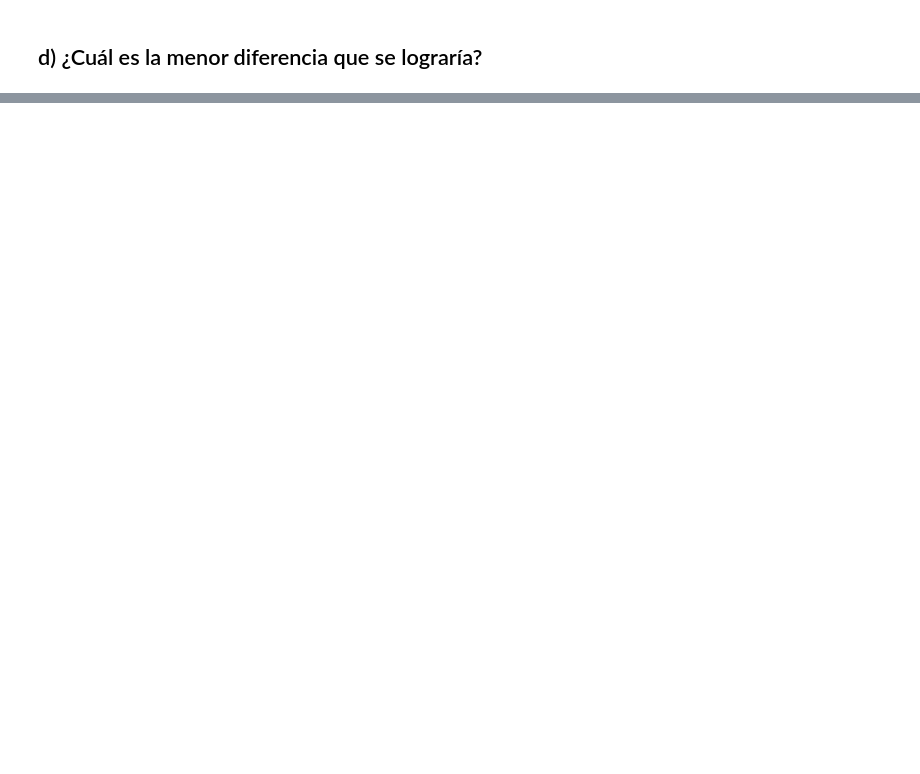
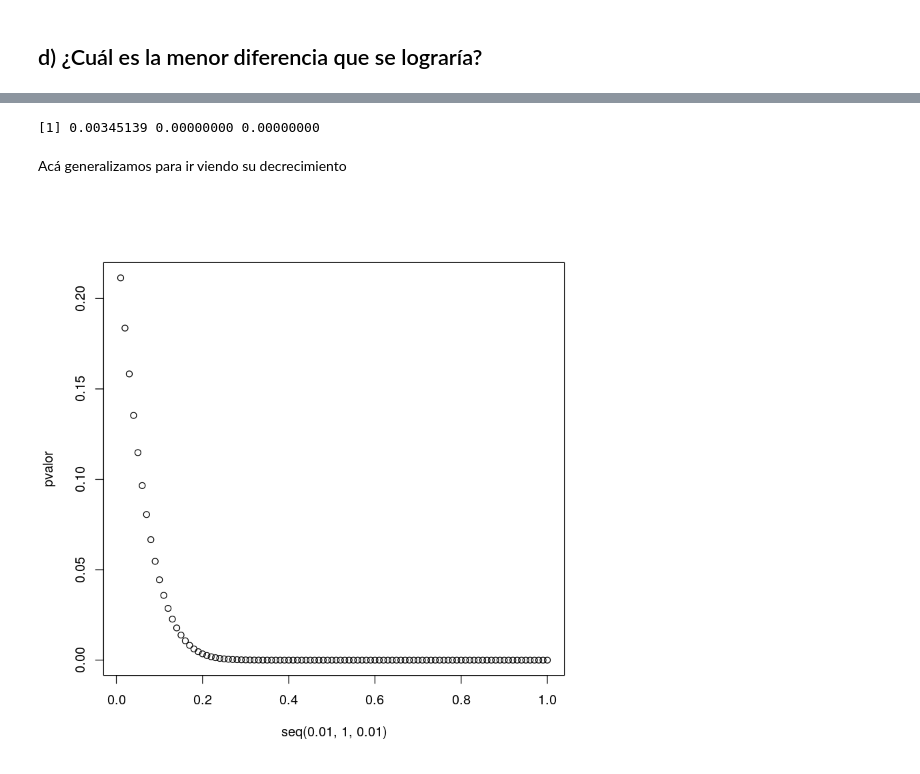
Before and after one commit to emilopez/intro-R, a Jupyter notebook: Guia1.ipynb, the cells around one changed output, grey strips where cells are left out. Drawn from its saved outputs; the diff is of its cells as text; code cells hidden in the pictures; blank space fills up the shorter version.

```diff
--- a/Guia1.ipynb
+++ b/Guia1.ipynb
@@ -57,0 +93,37 @@ plot(delta, potencia)
+# %%
+n = 100
+sigma = 1
+mu0 = 2
+pvalor = numeric(3)
+
+# generar muestra mu0
+muestra = rnorm(n, mean = mu0, sd = sigma)
+
+# pvalor cuando mu1 = 2.2
+xbarra = mean(muestra + 0.2)
+pvalor[1] = 1 - pnorm(xbarra, mean=mu0, sd=sigma/sqrt(n)) # siempre para la mu0
+
+
+# pvalor cuando mu2 = 3
+xbarra = mean(muestra + 1)
+pvalor[2] = 1 - pnorm(xbarra, mean=mu0, sd=sigma/sqrt(n))
+
+# pvalor cuando mu2 = 3.2
+xbarra = mean(muestra + 1.2)
+pvalor[3] = 1 - pnorm(xbarra, mean=mu0, sd=sigma/sqrt(n))
+
+print(pvalor)
+# %% [output]
+[1] 0.00345139 0.00000000 0.00000000
+# %% [markdown]
+Acá generalizamos para ir viendo su decrecimiento
+# %%
+# Grafiquemos el pvalor
+pvalor = numeric(100)
+for (i in 1:100){
+    xbarra = mean(muestra + i/100)
+    pvalor[i] = 1 - pnorm(xbarra, mean=mu0, sd=sigma/sqrt(n))
+}
+plot(seq(0.01, 1, 0.01), pvalor)
+# %% [output]
+[figure, added]
```
Also changed, not shown: parts of 8 cells of this notebook.
